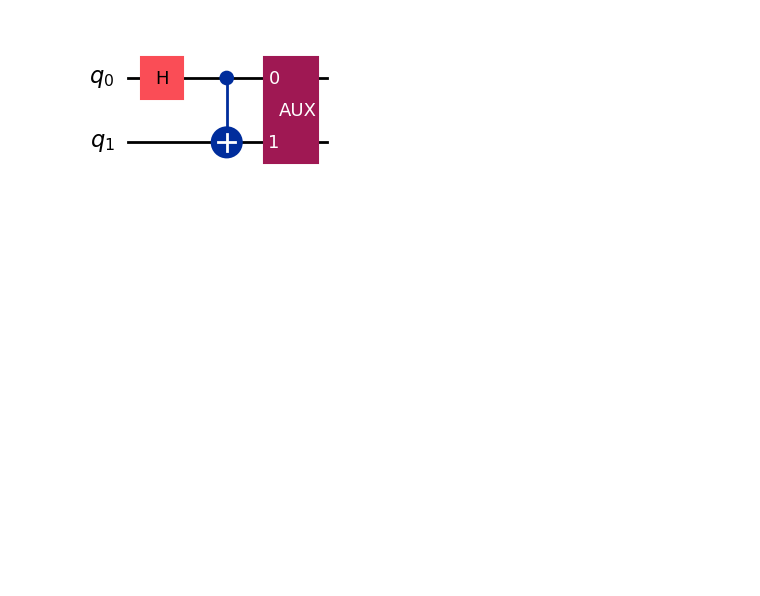
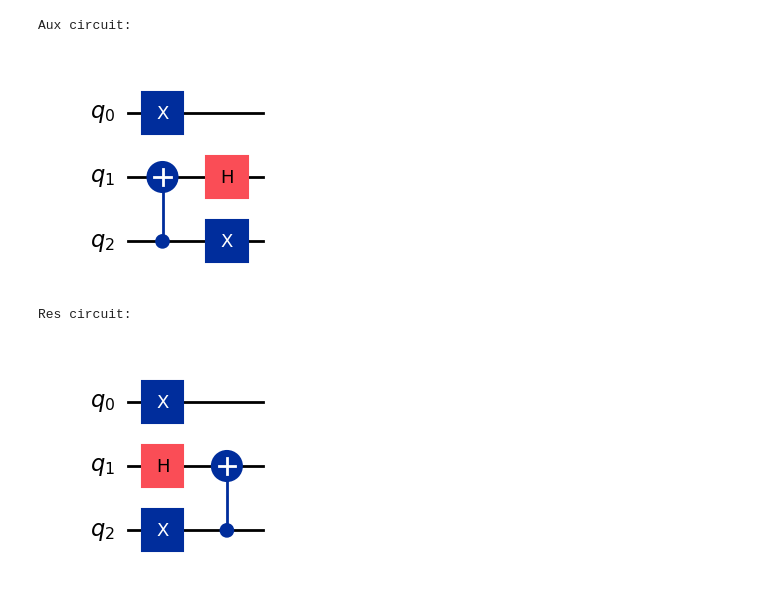
Before and after one commit to amalraj28/qiskit, a Jupyter notebook: composite-gates.ipynb, the cells around one changed output. Cells and saved outputs as stored; diff of their text form; code cells hidden in the pictures; blank space fills up the shorter version.

```diff
--- a/composite-gates.ipynb
+++ b/composite-gates.ipynb
@@ -129,7 +74,7 @@ def composite_gate(n):
 
     while True:
         gate = input('Enter the type of gate (Enter "done" when finished giving inputs): ').upper()
-        if gate == 'done':
+        if gate == 'DONE':
             break
 
         if gate not in gates:
@@ -154,10 +99,10 @@ def composite_gate(n):
             target = int(input('Enter target qubit: '))
 
             if gate == 'CX':
-                gates_order.append(['cx', control, target])
+                gates_order.append(['CX', control, target])
                 aux.cx(control, target)
             else:
-                gates_order.append(['cy', control, target])
+                gates_order.append(['CY', control, target])
                 aux.cy(control, target)
 
     res = QuantumCircuit(n, name='RES')
@@ -187,10 +132,16 @@ def composite_gate(n):
             target = item[2]
             res.cy(control, target)
 
+    print('Aux circuit: ')
+    display(aux.draw('mpl'))
+    print('Res circuit: ')
+    display(res.draw('mpl'))
+
     return aux.to_gate(), res.to_gate()
-# %%
-new_gate = composite_gate()
-qc.append(new_gate, [0, 1])
-qc.draw('mpl')
-# %% [output]
-[figure, removed]
+# %%
+aux, res = composite_gate(n)
+# %% [output]
+Aux circuit:
+[figure, added]
+Res circuit:
+[figure, added]
```
Also changed, not shown: parts of 9 cells of this notebook.
